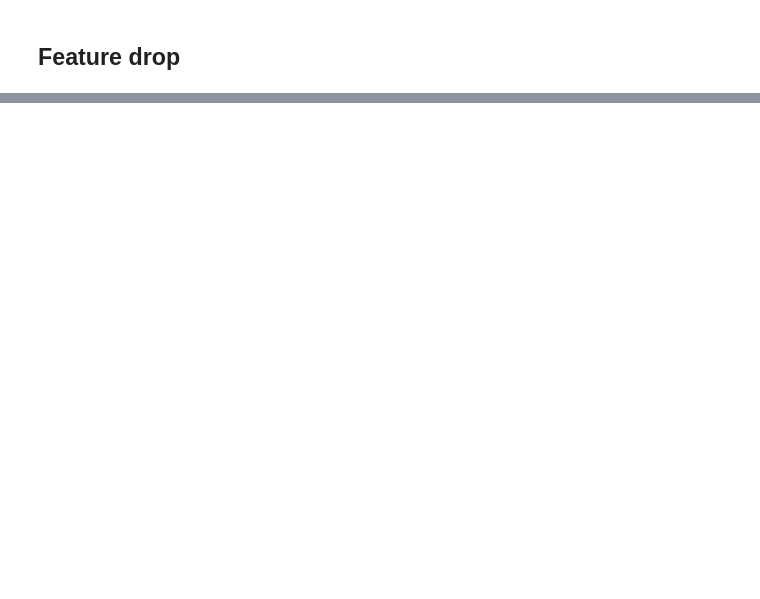
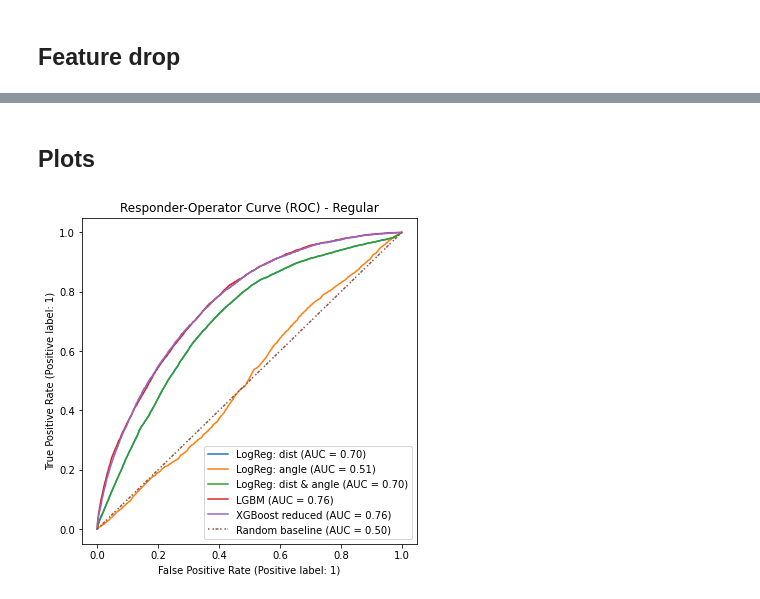
Before and after one commit to DS-IFT6750-project-collaboration/Hockey-all-star-analytics, a Jupyter notebook: run_xgboost.ipynb, the cells around one changed output, grey strips where cells are left out. Saved outputs shown, nothing was run; the diff lists cells and outputs as text; code cells hidden in the pictures; blank space fills up the shorter version.

Commit message:
produced all figures

```diff
--- a/run_xgboost.ipynb
+++ b/run_xgboost.ipynb
@@ -347,0 +263,49 @@ COMET INFO: Still uploading 6 file(s), remaining 694.18 KB/1.15 MB
+# %%
+reg_results = pd.read_csv("./reports/milestone2/Regular_prediction_logistic.csv")
+reg_results2 = pd.read_csv("./reports/milestone2/Regualar_prediction.csv")
+# %%
+reg_results["pred_proba_best"] = reg_results2["pred_proba"]
+reg_results["Prediction_best"] = reg_results2["Prediction"]
+reg_results["pred_proba_xgboost_reduced"] = y_proba_test_reg
+# %%
+reg_results = reg_results.rename(columns=
+    {"pred_proba_dist_only": "LogReg: dist",
+     "pred_proba_angle_only": "LogReg: angle",
+     "pred_proba_dist_angle": "LogReg: dist & angle",
+     "pred_proba_best": "LGBM",
+     "pred_proba_xgboost_reduced": "XGBoost reduced",
+     }
+)
+
+reg_results = reg_results.drop(columns=['Prediction_dist_only', 'Prediction_angle_only',
+       'Prediction_dist_angle', 'actual', 'Prediction_best'])
+# %% [markdown]
+## Plots
+# %%
+from sklearn.metrics import RocCurveDisplay
+from sklearn.calibration import CalibrationDisplay
+
+def random_baseline(y_test):
+    baseline = np.zeros(y_test.shape)
+    baseline[:int(len(baseline)/2)] = 1
+    np.random.shuffle(baseline)
+    return baseline
+
+def all_roc_auc(y_true, y_results):
+    fig, axs = plt.subplots(1, 1)
+
+    for i in range(y_results.shape[1]):
+        RocCurveDisplay.from_predictions(y_true, y_results.iloc[:, i], ax=axs, name=y_results.columns[i])
+
+    baseline = random_baseline(y_true)
+    baseline_kwargs = {
+        "dashes": (1, 2, 1)
+    }
+    RocCurveDisplay.from_predictions(y_true, baseline, ax=axs, name="Random baseline", **baseline_kwargs)
+
+    plt.title("Responder-Operator Curve (ROC) - Regular")
+    plt.show()
+# %%
+all_roc_auc(y_test_reg, reg_results)
+# %% [output]
+[figure, added]
```
Also changed, not shown: parts of 25 cells of this notebook, 16 other files.
